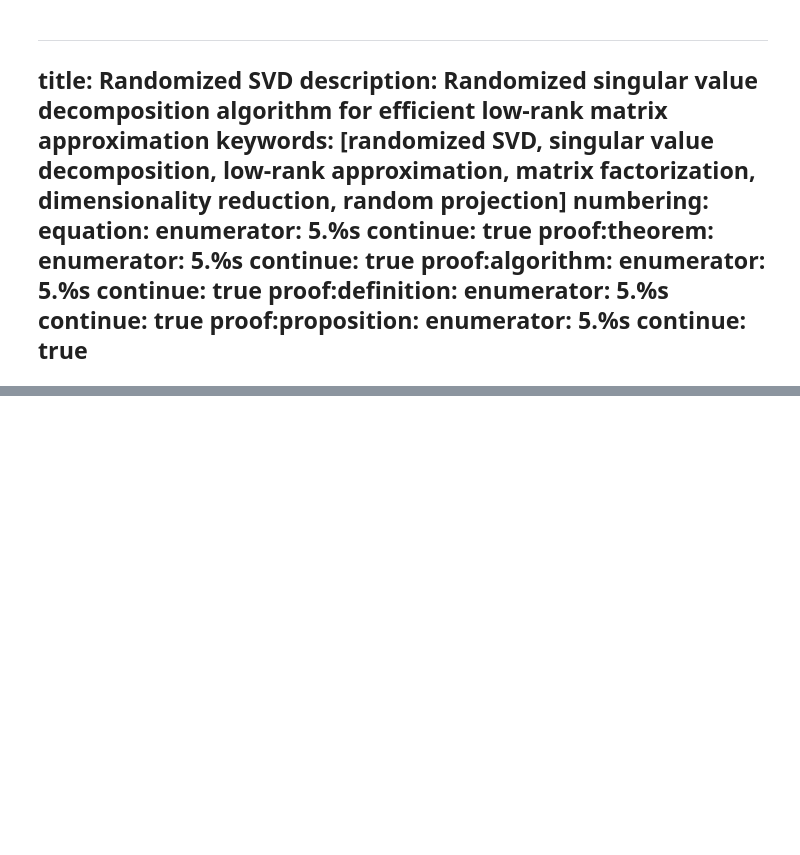
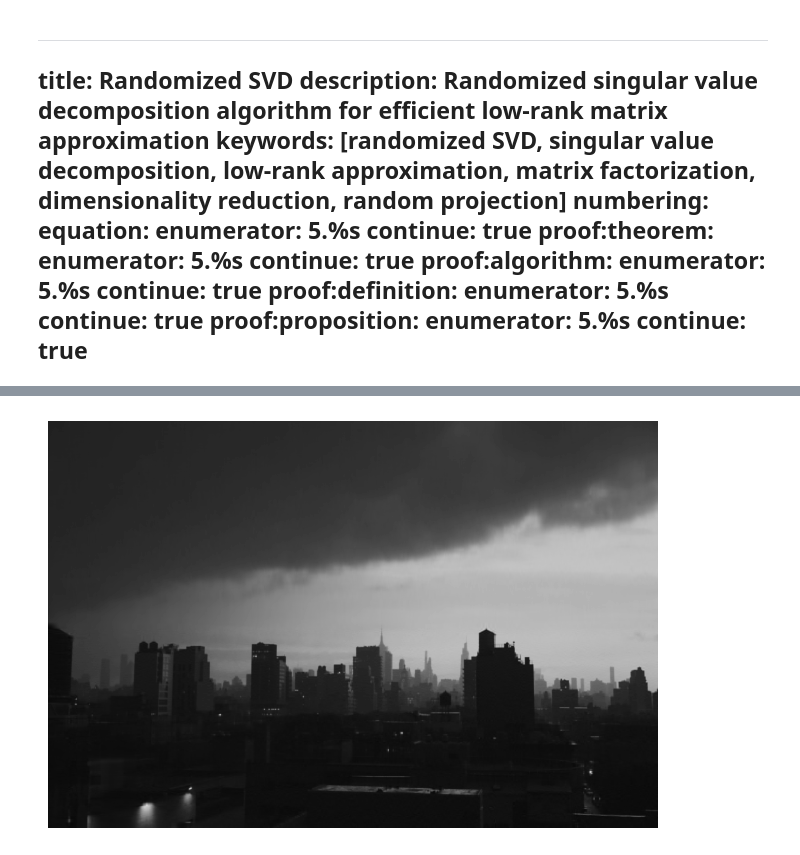
Before and after one commit to tchen-research/RandNLA, a Jupyter notebook: 05-Low-Rank-Approximation/randomized-svd.ipynb, the cells around one changed output, grey strips where cells are left out. Cells and saved outputs as stored; diff of their text form; code cells hidden in the pictures; blank space fills up the shorter version.

```diff
--- a/05-Low-Rank-Approximation/randomized-svd.ipynb
+++ b/05-Low-Rank-Approximation/randomized-svd.ipynb
@@ -69,0 +87,14 @@ TODO
+# %%
+start = time.time()
+U,s,Vt = np.linalg.svd(A,full_matrices=False)
+end = time.time()
+
+SVD_time = end-start
+
+k = 100 # target rank
+
+plt.imshow(U[:,:k]@np.diag(s[:k])@Vt[:k],cmap='gray')
+plt.axis('off')
+plt.tight_layout()
+# %% [output]
+[figure, added]
```
Also changed, not shown: parts of 12 cells of this notebook, 19 other files.
